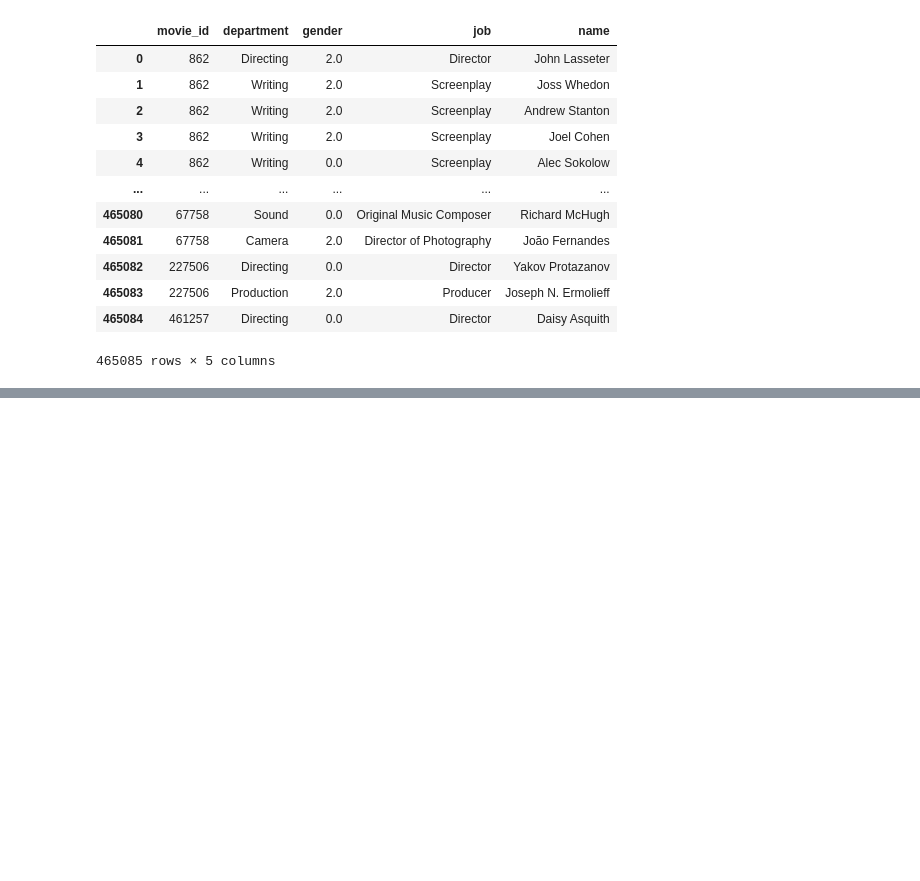
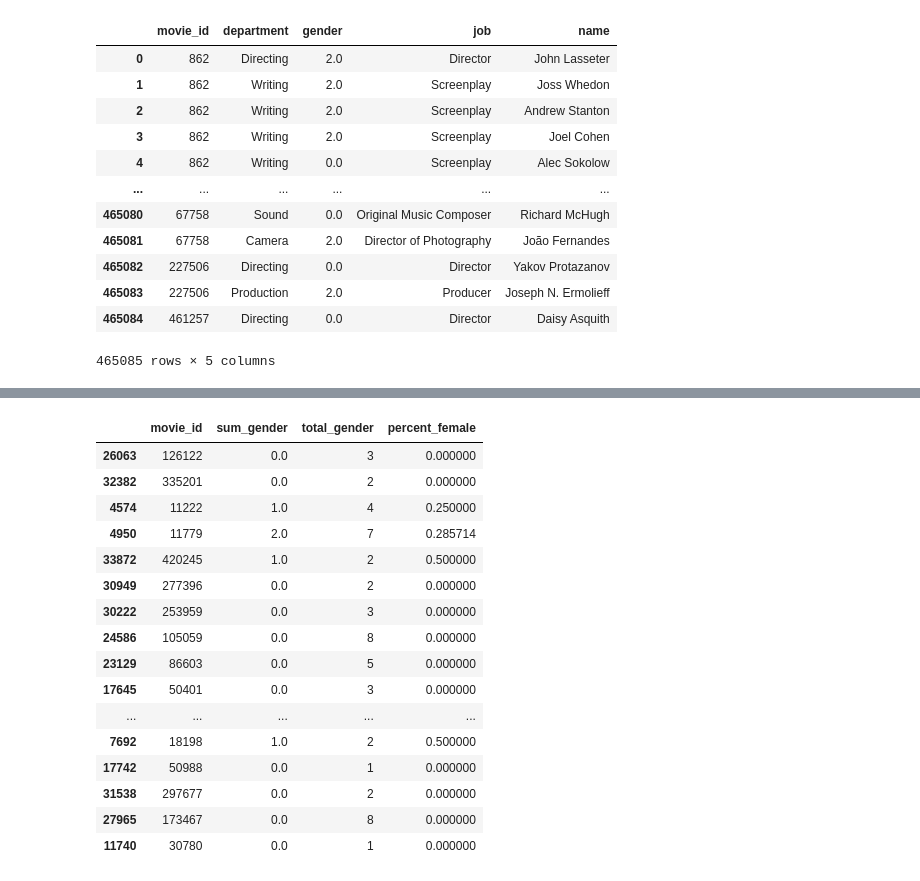
Before and after one commit to caseygomez/Female-Representation-In-The-Film-Industry, a Jupyter notebook: crew_ETL.ipynb, the cells around one changed output, grey strips where cells are left out. Drawn from its saved outputs; the diff is of its cells as text; code cells hidden in the pictures; blank space fills up the shorter version.

Commit message:
update to include gender match and gender calculations in same file

```diff
--- a/crew_ETL.ipynb
+++ b/crew_ETL.ipynb
@@ -116,0 +602,5 @@ clean_crew_df
+# %%
+# rename gender column for clarity
+total_gender.rename(columns={"gender":"total_gender"}, inplace=True)
+
+total_gender
@@ -116,0 +622,5 @@ clean_crew_df
+# %%
+# merge df to have both sum and total aligned
+joined_gender = pd.merge(sum_gender, total_gender, how='inner', on='movie_id')
+
+joined_gender
@@ -116,0 +642,3 @@ clean_crew_df
+# %%
+# add column called "percent_famale" to perform calculation based on sum/total
+joined_gender["percent_female"]=(joined_gender["sum_gender"]/joined_gender["total_gender"])
@@ -116,0 +662,24 @@ clean_crew_df
+# %%
+# change movie_id to column instead of axis
+# solution from https://stackoverflow.com/questions/20461165/how-to-convert-index-of-a-pandas-dataframe-into-a-column
+joined_gender=joined_gender.rename_axis("movie_id").reset_index()
+# %%
+joined_gender
+# %% [output]
+|  | movie_id | sum_gender | total_gender | percent_female |
+| 26063 | 126122 | 0.0 | 3 | 0.000000 |
+| 32382 | 335201 | 0.0 | 2 | 0.000000 |
+| 4574 | 11222 | 1.0 | 4 | 0.250000 |
+| 4950 | 11779 | 2.0 | 7 | 0.285714 |
+| 33872 | 420245 | 1.0 | 2 | 0.500000 |
+| 30949 | 277396 | 0.0 | 2 | 0.000000 |
+| 30222 | 253959 | 0.0 | 3 | 0.000000 |
+| 24586 | 105059 | 0.0 | 8 | 0.000000 |
+| 23129 | 86603 | 0.0 | 5 | 0.000000 |
+| 17645 | 50401 | 0.0 | 3 | 0.000000 |
+| ... | ... | ... | ... | ... |
+| 7692 | 18198 | 1.0 | 2 | 0.500000 |
+| 17742 | 50988 | 0.0 | 1 | 0.000000 |
+| 31538 | 297677 | 0.0 | 2 | 0.000000 |
+| 27965 | 173467 | 0.0 | 8 | 0.000000 |
+| 11740 | 30780 | 0.0 | 1 | 0.000000 |
```
Also changed, not shown: parts of 47 cells of this notebook.
